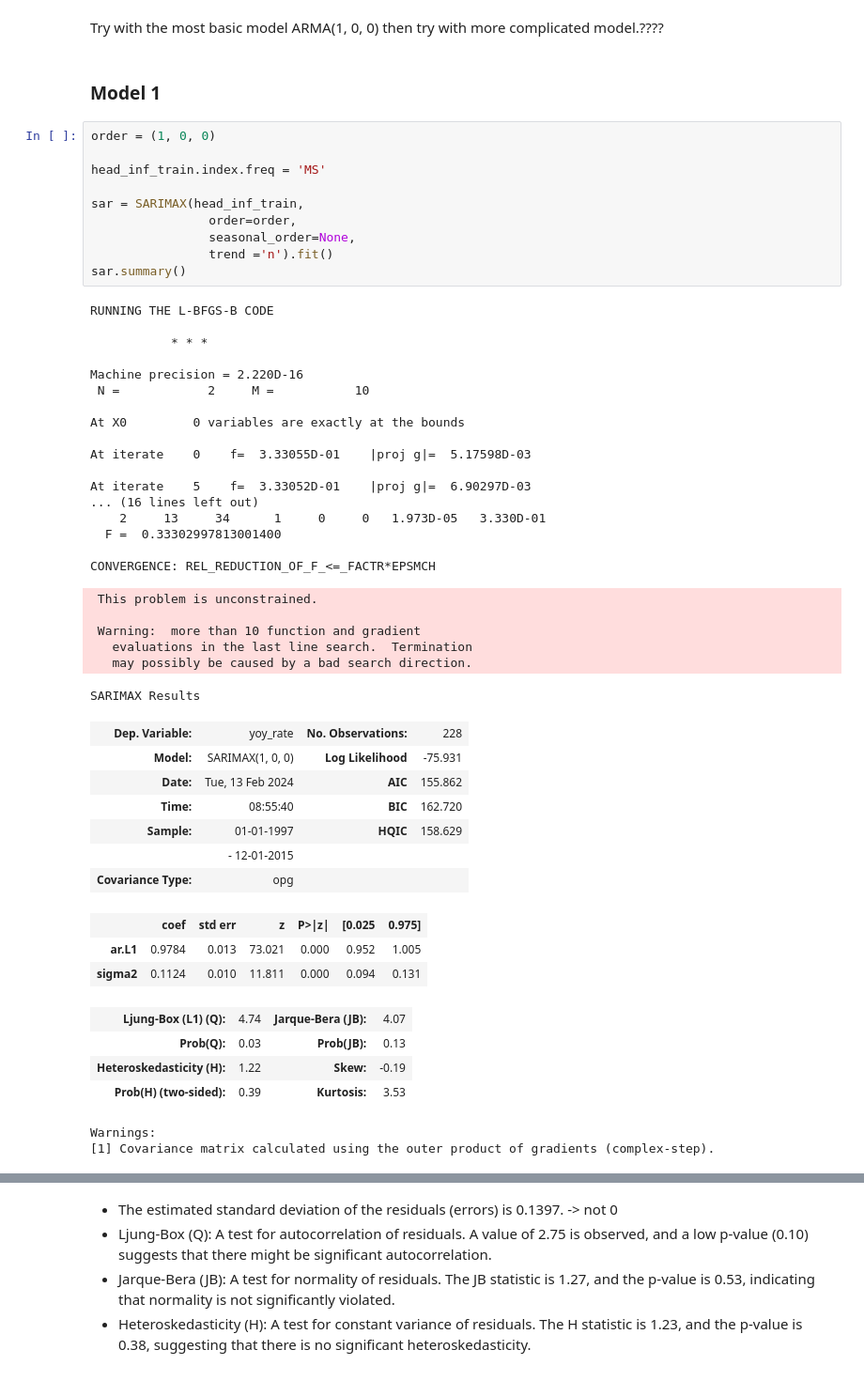
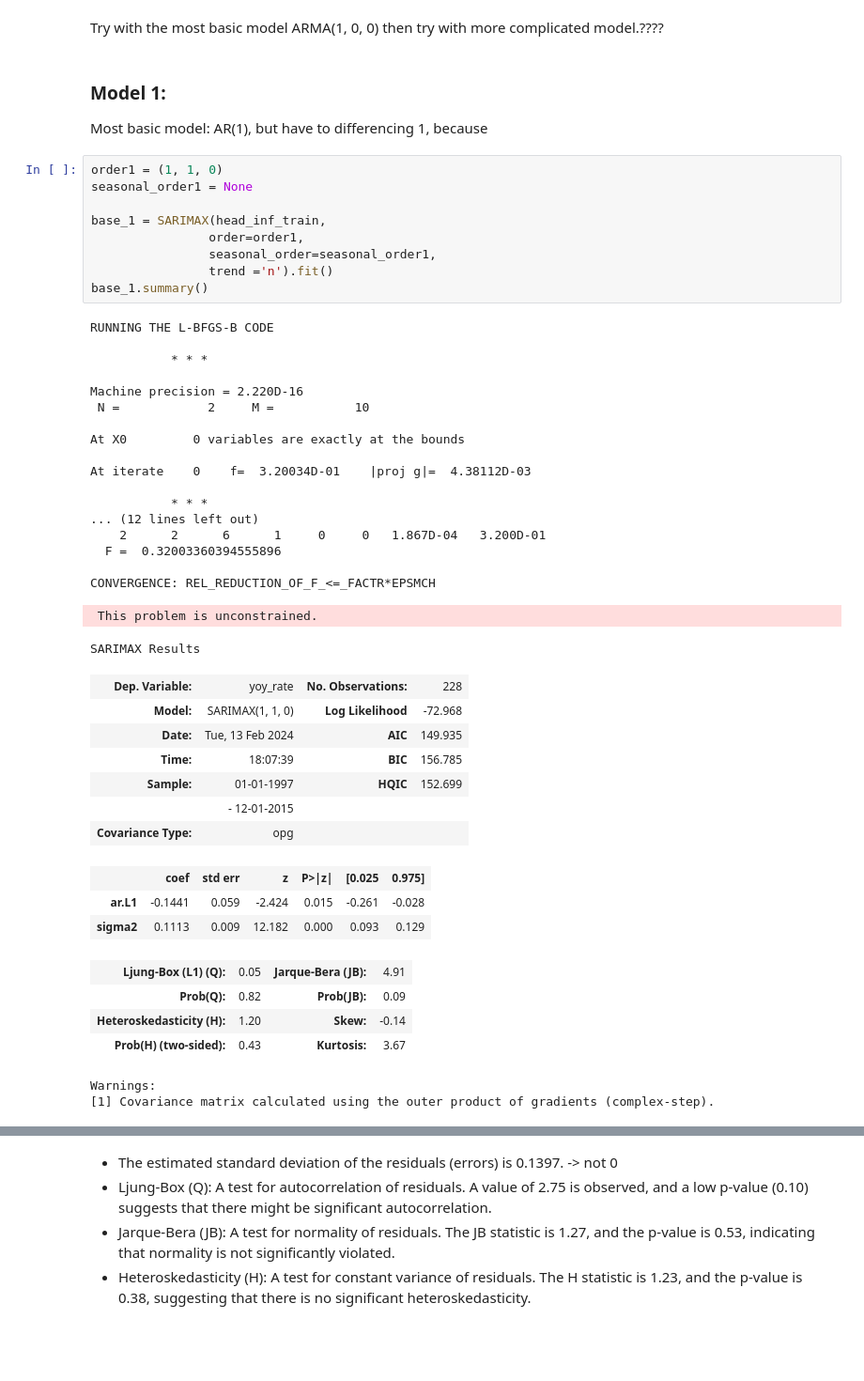
Before and after one commit to lamlam98765/thesis_code, a Jupyter notebook: main/Forecast_ar_model.ipynb, the cells around one changed output, grey strips where cells are left out. Shown at 94% size. Drawn from its saved outputs; the diff is of its cells as text; blank space fills up the shorter version.

```diff
--- a/main/Forecast_ar_model.ipynb
+++ b/main/Forecast_ar_model.ipynb
@@ -101,54 +118,50 @@ head_inf_test = head_inf[head_inf.index > '2015-12-31']
 # %% [markdown]
 Try with the most basic model ARMA(1, 0, 0) then try with more complicated model.????
 # %% [markdown]
-### Model 1
+### Model 1:
+Most basic model: AR(1), but have to differencing 1, because
 # %%
-order = (1, 0, 0)
+order1 = (1, 1, 0)
+seasonal_order1 = None
 
-head_inf_train.index.freq = 'MS'
-
-sar = SARIMAX(head_inf_train,
-                order=order,
-                seasonal_order=None,
+base_1 = SARIMAX(head_inf_train,
+                order=order1,
+                seasonal_order=seasonal_order1,
                 trend ='n').fit()
-sar.summary()
+base_1.summary()
 # %% [output]
 RUNNING THE L-BFGS-B CODE
 
            * * *
 
 Machine precision = 2.220D-16
  N =            2     M =           10
 
 At X0         0 variables are exactly at the bounds
 
-At iterate    0    f=  3.33055D-01    |proj g|=  5.17598D-03
+At iterate    0    f=  3.20034D-01    |proj g|=  4.38112D-03
 
-At iterate    5    f=  3.33052D-01    |proj g|=  6.90297D-03
-... (16 lines left out)
-    2     13     34      1     0     0   1.973D-05   3.330D-01
-  F =  0.33302997813001400
+           * * *
+... (12 lines left out)
+    2      2      6      1     0     0   1.867D-04   3.200D-01
+  F =  0.32003360394555896
 
 CONVERGENCE: REL_REDUCTION_OF_F_<=_FACTR*EPSMCH
  This problem is unconstrained.
-
- Warning:  more than 10 function and gradient
-   evaluations in the last line search.  Termination
-   may possibly be caused by a bad search direction.
 SARIMAX Results
 | Dep. Variable: | yoy_rate | No. Observations: | 228 |
-| Model: | SARIMAX(1, 0, 0) | Log Likelihood | -75.931 |
-| Date: | Tue, 13 Feb 2024 | AIC | 155.862 |
-| Time: | 08:55:40 | BIC | 162.720 |
-| Sample: | 01-01-1997 | HQIC | 158.629 |
+| Model: | SARIMAX(1, 1, 0) | Log Likelihood | -72.968 |
+| Date: | Tue, 13 Feb 2024 | AIC | 149.935 |
+| Time: | 18:07:39 | BIC | 156.785 |
+| Sample: | 01-01-1997 | HQIC | 152.699 |
 |  | - 12-01-2015 |  |  |
 | Covariance Type: | opg |  |  |
 |  | coef | std err | z | P>|z| | [0.025 | 0.975] |
-| ar.L1 | 0.9784 | 0.013 | 73.021 | 0.000 | 0.952 | 1.005 |
-| sigma2 | 0.1124 | 0.010 | 11.811 | 0.000 | 0.094 | 0.131 |
+| ar.L1 | -0.1441 | 0.059 | -2.424 | 0.015 | -0.261 | -0.028 |
+| sigma2 | 0.1113 | 0.009 | 12.182 | 0.000 | 0.093 | 0.129 |
-| Ljung-Box (L1) (Q): | 4.74 | Jarque-Bera (JB): | 4.07 |
-| Prob(Q): | 0.03 | Prob(JB): | 0.13 |
-| Heteroskedasticity (H): | 1.22 | Skew: | -0.19 |
-| Prob(H) (two-sided): | 0.39 | Kurtosis: | 3.53 |
+| Ljung-Box (L1) (Q): | 0.05 | Jarque-Bera (JB): | 4.91 |
+| Prob(Q): | 0.82 | Prob(JB): | 0.09 |
+| Heteroskedasticity (H): | 1.20 | Skew: | -0.14 |
+| Prob(H) (two-sided): | 0.43 | Kurtosis: | 3.67 |
 Warnings:
 [1] Covariance matrix calculated using the outer product of gradients (complex-step).
```
Also changed, not shown: parts of 20 cells of this notebook, 1 other file.
